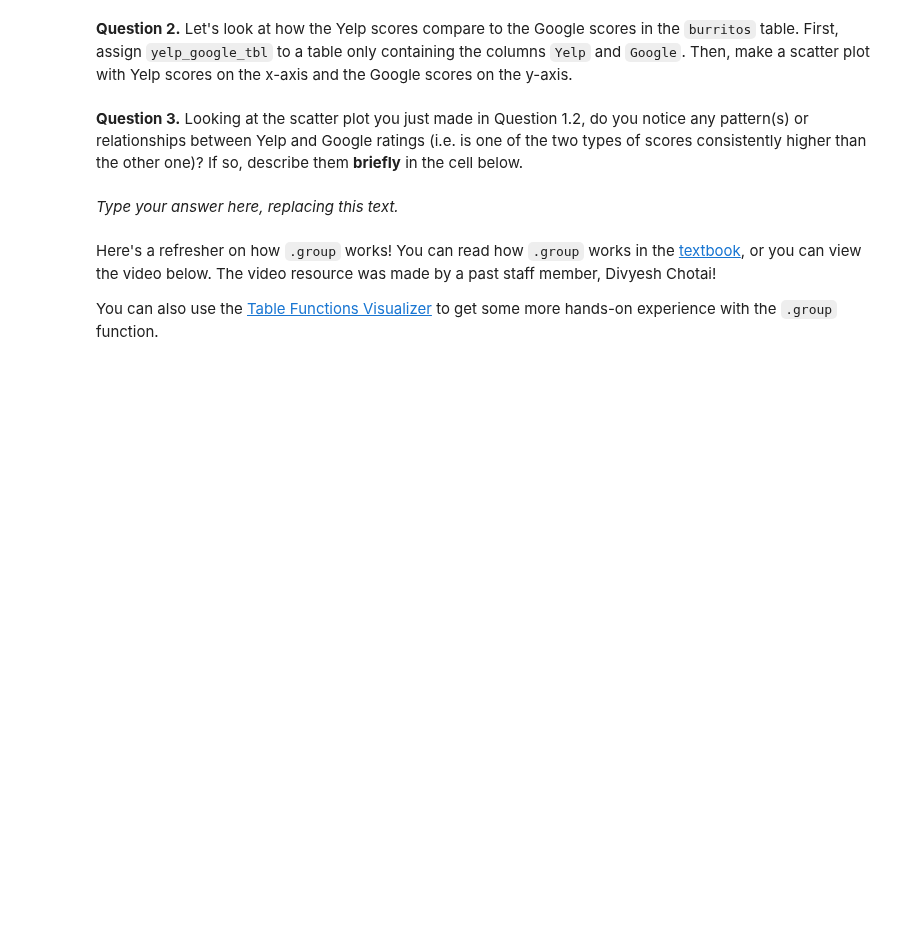
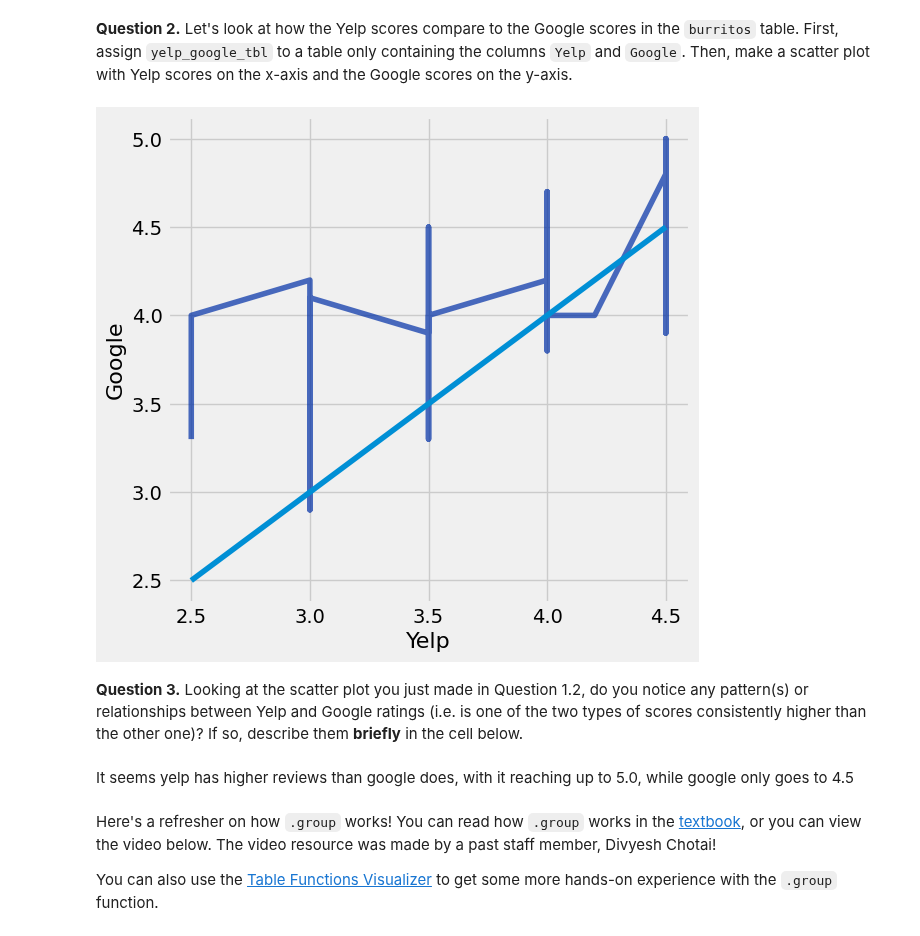
Before and after one commit to bwinterstein/Intro-Data, a Jupyter notebook: Homework/hw04.ipynb, the cells around one changed output. Drawn from its saved outputs; the diff is of its cells as text; code cells hidden in the pictures; blank space fills up the shorter version.

```diff
--- a/Homework/hw04.ipynb
+++ b/Homework/hw04.ipynb
@@ -52,5 +67,5 @@ burritos_types.show(5)
 
 *Hint:* Which function lets us combine information from two tables? Refer to the [Python Reference Sheet](http://data8.org/su24/reference/) if you're unsure!
 # %%
-burritos = ...
+burritos = ratings.join("Name", burritos_types, "Name")
 burritos.show(10)
@@ -61,12 +91,15 @@ grader.check("q1_1")
 
 **Question 2.** Let's look at how the Yelp scores compare to the Google scores in the `burritos` table. First, assign `yelp_google_tbl` to a table only containing the columns `Yelp` and `Google`. Then, make a scatter plot with Yelp scores on the x-axis and the Google scores on the y-axis.
 # %%
-yelp_google_tbl = ...
-...
+yelp_google_tbl = burritos.select("Yelp","Google")
+yelp_google_tbl.plot("Yelp","Google")
+yelp_google_tbl
 
 # Don't change/edit/remove the following line.
 # To help you make conclusions, we have plotted a straight line on the graph (y=x).
 plt.plot(np.arange(2.5,5,.5), np.arange(2.5,5,.5));
+# %% [output]
+[figure, added]
 # %% [markdown]
 <!-- END QUESTION -->
 
@@ -74,7 +107,7 @@ plt.plot(np.arange(2.5,5,.5), np.arange(2.5,5,.5));
 
 **Question 3.** Looking at the scatter plot you just made in Question 1.2, do you notice any pattern(s) or relationships between Yelp and Google ratings (i.e. is one of the two types of scores consistently higher than the other one)? If so, describe them **briefly** in the cell below.
 # %% [markdown]
-_Type your answer here, replacing this text._
+It seems yelp has higher reviews than google does, with it reaching up to 5.0, while google only goes to 4.5
 # %% [markdown]
 <!-- END QUESTION -->
 
```
Also changed, not shown: parts of 8 cells of this notebook, 1 other file.
